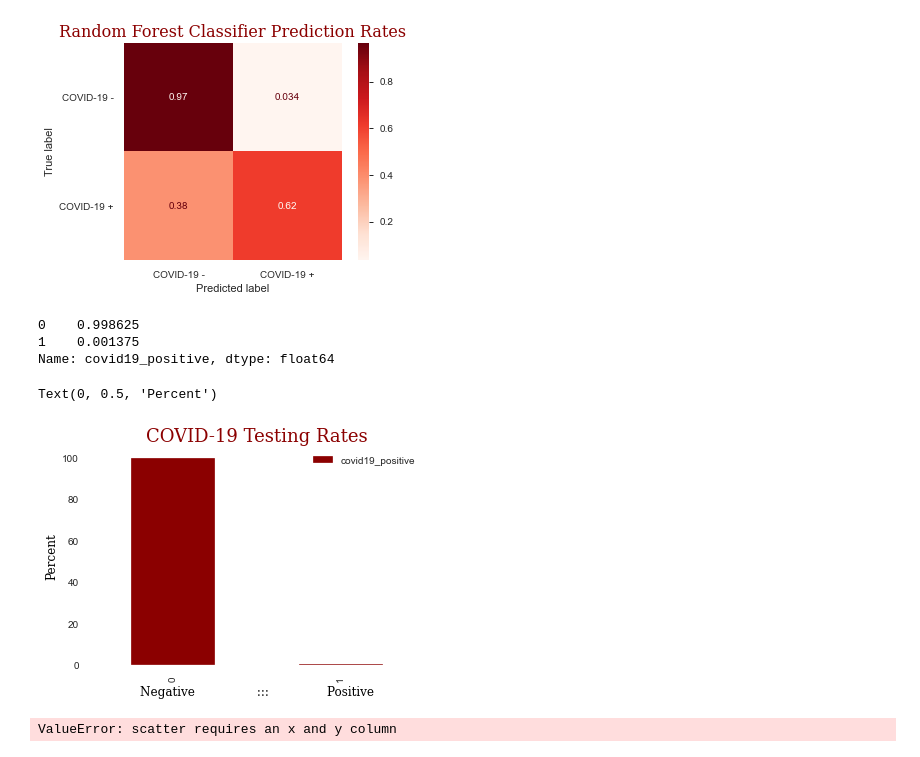
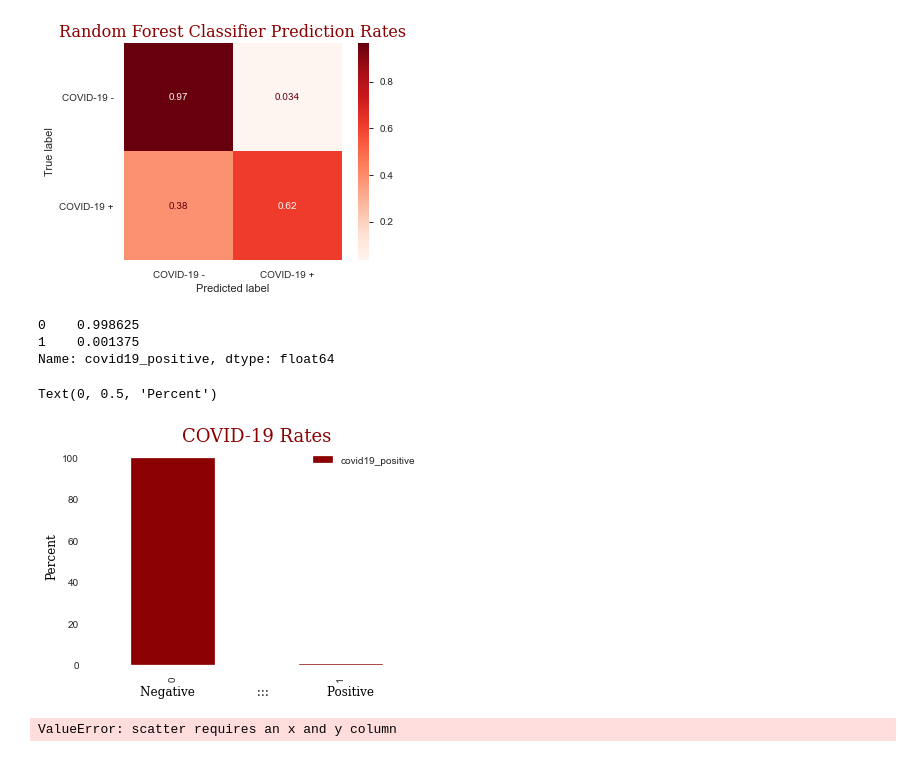
Before and after one commit to andiosika/Binomial-Classification-Ranom-Forest-hyper-imbalance, a Jupyter notebook: student.ipynb, the cells around one changed output. Drawn from its saved outputs; the diff is of its cells as text; code cells hidden in the pictures.

```diff
--- a/student.ipynb
+++ b/student.ipynb
@@ -1964,29 +2094,29 @@ coviddf['covid19_positive'] = coviddf['covid19_positive'].map(pos_map)
 # %%
 font = {'family': 'serif',
         'color':  'darkred',
         'weight': 'normal',
         'size': 18,
         }
 
 font1 = {'family': 'serif',
         'color':  'black',
         'weight': 'normal',
         'size': 12,
         }
 print(df['covid19_positive'].value_counts(normalize=True))
 lables = ['Negative', 'Positive']
 coviddf= pd.DataFrame(df['covid19_positive'].value_counts(normalize=True)*100)
 coviddf.plot(kind='bar', color='darkred')
-plt.title('COVID-19 Testing Rates', fontdict=font)
+plt.title('COVID-19 Rates', fontdict=font)
 plt.xlabel('Negative                :::               Positive', fontdict=font1)
 
 plt.ylabel('Percent', fontdict=font1)
 # %% [output]
 0    0.998625
 1    0.001375
 Name: covid19_positive, dtype: float64
 Text(0, 0.5, 'Percent')
-[figure, old version]
+[figure, new version]
 # %%
 targetdf = pd.DataFrame(y)
 # %% [output]
```
Also changed, not shown: parts of 91 cells of this notebook, 3 other files.
